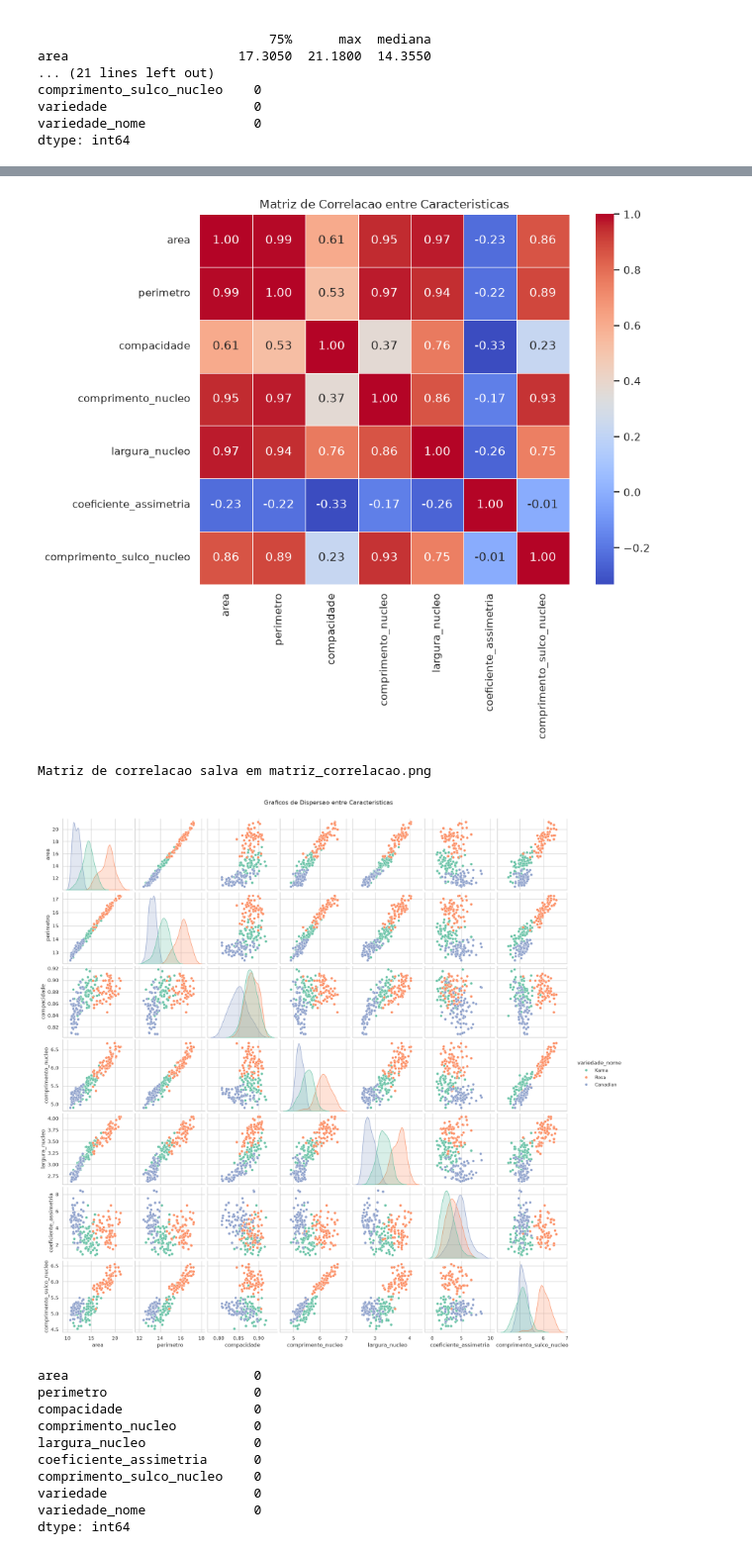
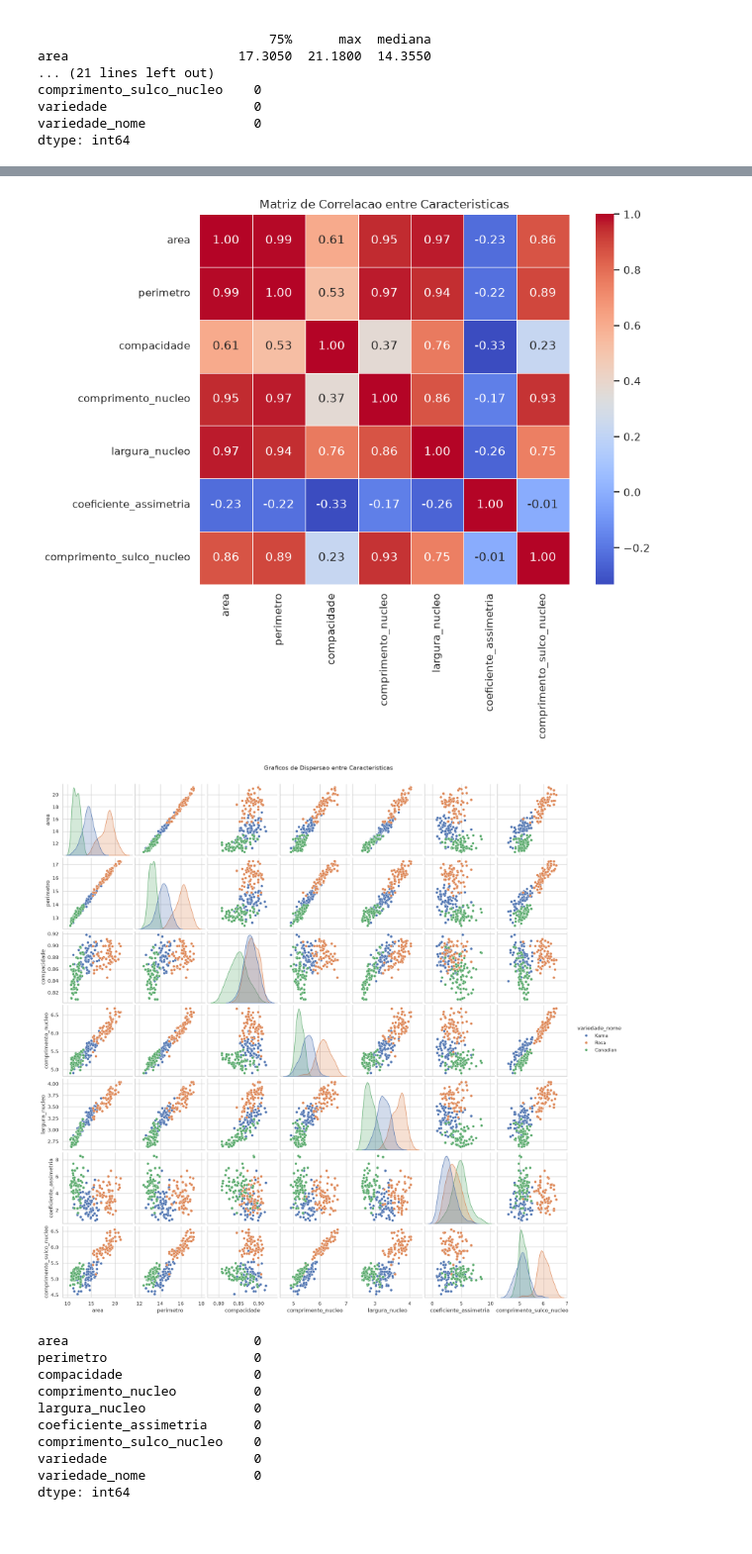
Before and after one commit to FiapGrupoEntregas/Cap3_Fase4, a Jupyter notebook: seeds_analysis.ipynb, the cells around one changed output, grey strips where cells are left out. Shown at 99% size. Cells and saved outputs as stored; diff of their text form; code cells hidden in the pictures.

Commit message:
fix dataset

```diff
--- a/seeds_analysis.ipynb
+++ b/seeds_analysis.ipynb
@@ -62,0 +17,31 @@ Primeiras linhas:
+# %%
+
+# Configuracoes de visualizacao
+sns.set_theme(style='whitegrid')
+plt.rcParams['figure.figsize'] = (10, 6)
+
+df = pd.read_csv('seeds_dataset.txt', sep=r'\s+', header=None)
+
+columns = [
+    'area',
+    'perimetro',
+    'compacidade',
+    'comprimento_nucleo',
+    'largura_nucleo',
+    'coeficiente_assimetria',
+    'comprimento_sulco_nucleo',
+    'variedade'
+]
+df.columns = columns
+
+variedade_map = {
+    1: 'Kama',
+    2: 'Rosa',
+    3: 'Canadian'
+}
+
+df['variedade_nome'] = df['variedade'].map(variedade_map)
+
+print(f"Dimensoes do dataset: {df.shape}")
+print("\nPrimeiras linhas:")
+df.head(10)
@@ -167,17 +163,14 @@ sns.heatmap(corr_matrix, annot=True, fmt='.2f', cmap='coolwarm', square=True, li
 plt.title('Matriz de Correlacao entre Caracteristicas')
 plt.tight_layout()
 plt.show()
-print("Matriz de correlacao salva em matriz_correlacao.png")
 # %% [output]
 [figure]
-Matriz de correlacao salva em matriz_correlacao.png
 # %%
-# Pairplot das caracteristicas por variedade
-sns.pairplot(df, vars=feature_cols, hue='variedade_nome', palette='Set2', corner=False)
+sns.pairplot(df, vars=feature_cols, hue='variedade_nome')
 plt.suptitle('Graficos de Dispersao entre Caracteristicas', y=1.02, fontsize=14)
 plt.show()
 # %% [output]
-[figure, old version]
+[figure, new version]
 # %%
 df.isnull().sum()
 # %% [output]
```
Also changed, not shown: parts of 8 cells of this notebook, 1 other file.
